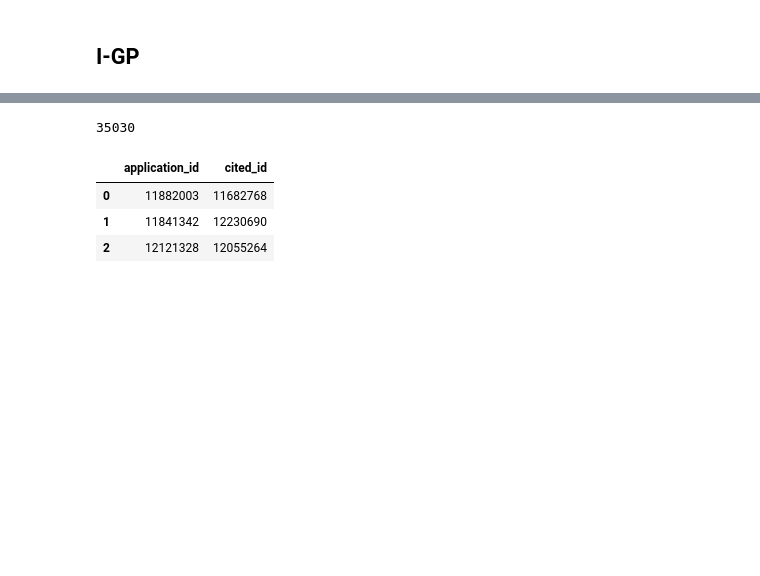
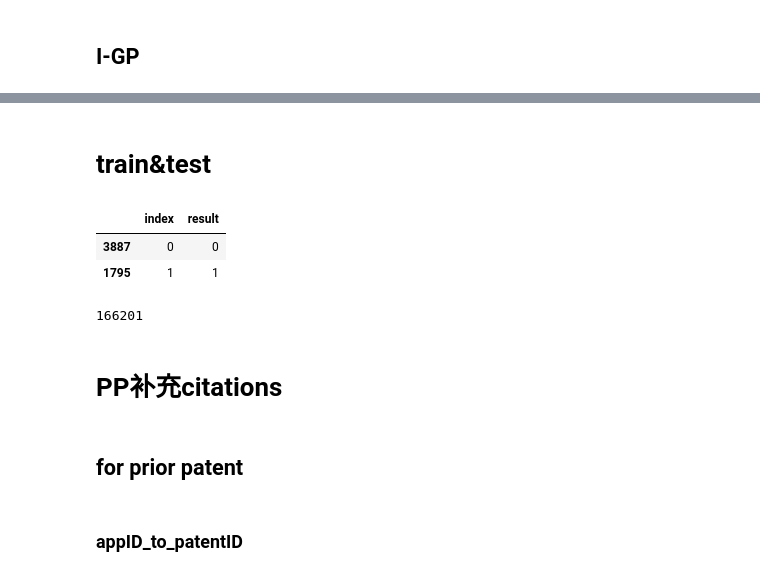
Before and after one commit to Catchy1997/DLPAP, a Jupyter notebook: sample/node.ipynb, the cells around one changed output, grey strips where cells are left out. Saved outputs shown, nothing was run; the diff lists cells and outputs as text; code cells hidden in the pictures; blank space fills up the shorter version.

```diff
--- a/sample/node.ipynb
+++ b/sample/node.ipynb
@@ -63,0 +45,4 @@ df.to_excel("E:/Pythonworkspace/patent/process_data/sample3_G-06-F-17/network/pa
+# %%
+inventor_patent_file = network_path + "/I-P-label.csv"
+df_inventor_patent = pd.read_csv(inventor_patent_file, encoding='utf-8')
+len(df_inventor_patent)
@@ -63,0 +53,4 @@ df.to_excel("E:/Pythonworkspace/patent/process_data/sample3_G-06-F-17/network/pa
+# %%
+assignee_patent_file = network_path + "/A-P-label.csv"
+df_assignee_patent = pd.read_csv(assignee_patent_file, encoding='utf-8')
+len(df_assignee_patent)
@@ -63,0 +61,8 @@ df.to_excel("E:/Pythonworkspace/patent/process_data/sample3_G-06-F-17/network/pa
+# %%
+df_1 = pd.concat([df_patent_raw,df_patent_parent], axis=0)
+df_1 = df_1.drop_duplicates(subset=['application_id'], keep='first')
+df_2 = pd.concat([df_inventor_patent,df_assignee_patent], axis=0)
+df_2 = df_2.drop_duplicates(subset=['application_id'], keep='first')
+df = pd.concat([df_1,df_2], axis=0)
+df = df.drop_duplicates(subset=['application_id'], keep='first')
+len(df)
@@ -63,0 +81,2 @@ df.to_excel("E:/Pythonworkspace/patent/process_data/sample3_G-06-F-17/network/pa
+# %%
+patent_label = pd.DataFrame({'index':index_raw,'result':df['result']})
@@ -596,11 +246,0 @@ add_df = pd.read_excel(add_file, encoding='utf-8')
-# %%
-len(add_df)
-# %% [output]
-35030
-# %%
-add_df.head(3)
-# %% [output]
-|  | application_id | cited_id |
-| 0 | 11882003 | 11682768 |
-| 1 | 11841342 | 12230690 |
-| 2 | 12121328 | 12055264 |
@@ -617,0 +250,12 @@ for i in tqdm(range(len(add_df)), ncols=50):
+# %% [markdown]
+# train&test
+# %%
+patent_label.head(2)
+# %% [output]
+|  | index | result |
+| 3887 | 0 | 0 |
+| 1795 | 1 | 1 |
+# %%
+len(patent_label)
+# %% [output]
+166201
@@ -617,0 +277,6 @@ for i in tqdm(range(len(add_df)), ncols=50):
+# %% [markdown]
+# PP补充citations
+# %% [markdown]
+## for prior patent
+# %% [markdown]
+### appID_to_patentID
```
Also changed, not shown: parts of 169 cells of this notebook, 23 other files.
